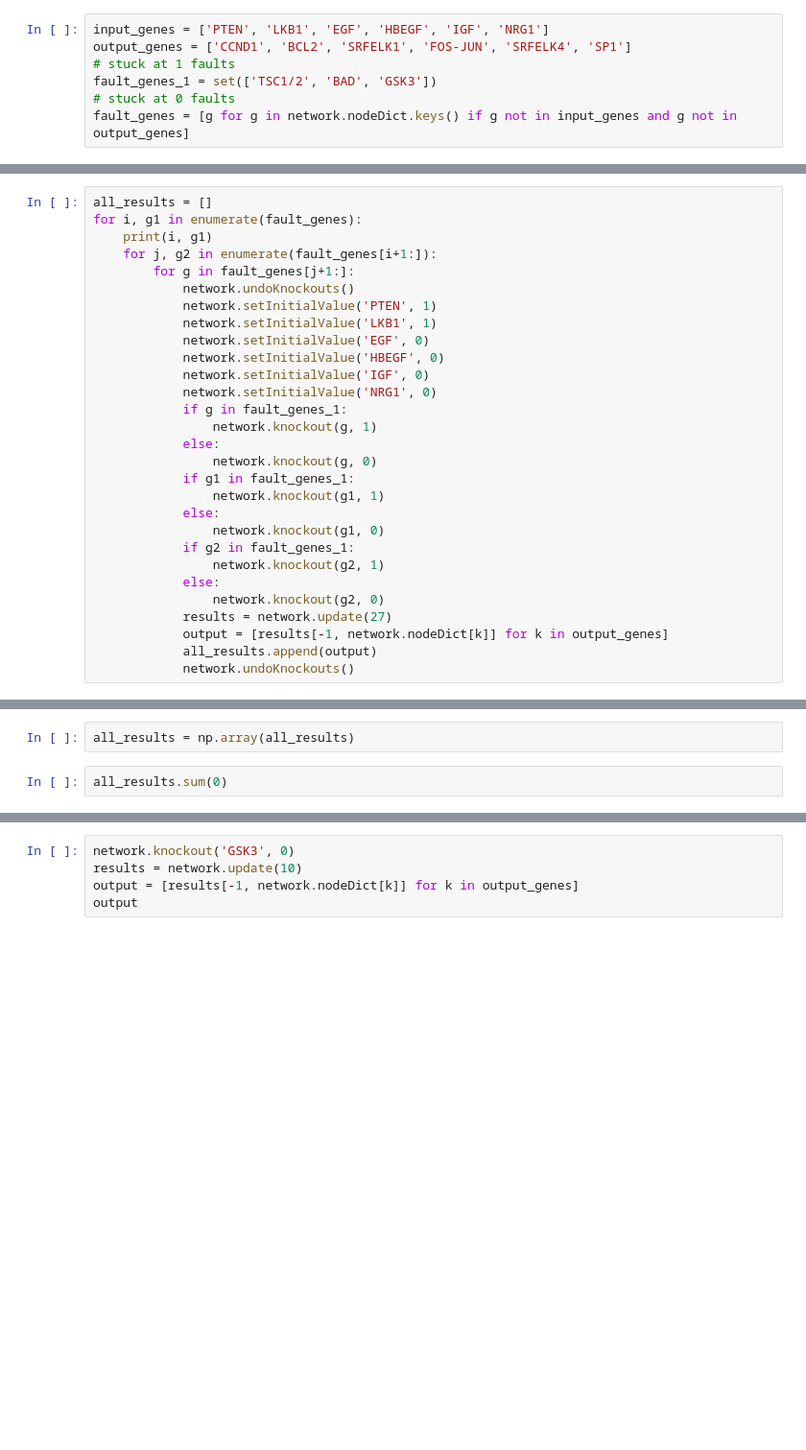
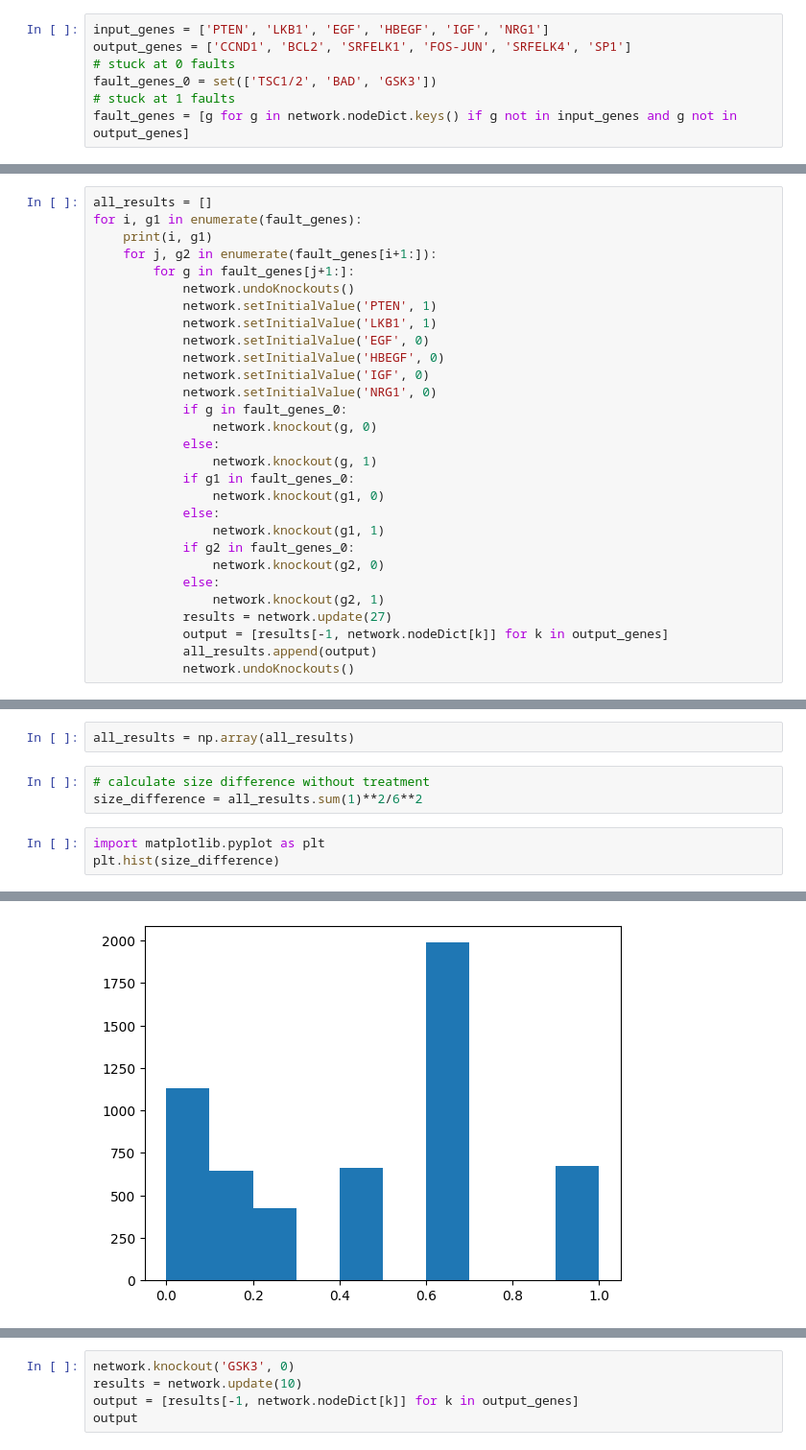
Before and after one commit to IlyaLab/BNMPy, a Jupyter notebook: pancreatic_cancer.ipynb, the cells around one changed output, grey strips where cells are left out. Shown at 96% size. Saved outputs shown, nothing was run; the diff lists cells and outputs as text; blank space fills up the shorter version.

```diff
--- a/pancreatic_cancer.ipynb
+++ b/pancreatic_cancer.ipynb
@@ -69,9 +71,9 @@ I'm not sure what the input is used for these runs?
 # %%
 input_genes = ['PTEN', 'LKB1', 'EGF', 'HBEGF', 'IGF', 'NRG1']
 output_genes = ['CCND1', 'BCL2', 'SRFELK1', 'FOS-JUN', 'SRFELK4', 'SP1']
+# stuck at 0 faults
+fault_genes_0 = set(['TSC1/2', 'BAD', 'GSK3'])
 # stuck at 1 faults
-fault_genes_1 = set(['TSC1/2', 'BAD', 'GSK3'])
-# stuck at 0 faults
 fault_genes = [g for g in network.nodeDict.keys() if g not in input_genes and g not in output_genes]
 # %%
 # TODO: add faults/mutations?
@@ -106,18 +110,18 @@ for i, g1 in enumerate(fault_genes):
             network.setInitialValue('HBEGF', 0)
             network.setInitialValue('IGF', 0)
             network.setInitialValue('NRG1', 0)
-            if g in fault_genes_1:
+            if g in fault_genes_0:
+                network.knockout(g, 0)
+            else:
                 network.knockout(g, 1)
+            if g1 in fault_genes_0:
+                network.knockout(g1, 0)
             else:
-                network.knockout(g, 0)
-            if g1 in fault_genes_1:
                 network.knockout(g1, 1)
+            if g2 in fault_genes_0:
+                network.knockout(g2, 0)
             else:
-                network.knockout(g1, 0)
-            if g2 in fault_genes_1:
                 network.knockout(g2, 1)
-            else:
-                network.knockout(g2, 0)
             results = network.update(27)
             output = [results[-1, network.nodeDict[k]] for k in output_genes]
             all_results.append(output)
@@ -142,6 +146,10 @@ for i, g1 in enumerate(fault_genes):
 25 BAD
 # %%
 all_results = np.array(all_results)
+# %%
+# calculate size difference without treatment
+size_difference = all_results.sum(1)**2/6**2
 # %%
-all_results.sum(0)
+import matplotlib.pyplot as plt
+plt.hist(size_difference)
 # %% [output]
@@ -148,0 +160 @@ array([0, 0, 0, 0, 0, 0])
+[figure, added]
```
Also changed, not shown: parts of 24 cells of this notebook.
